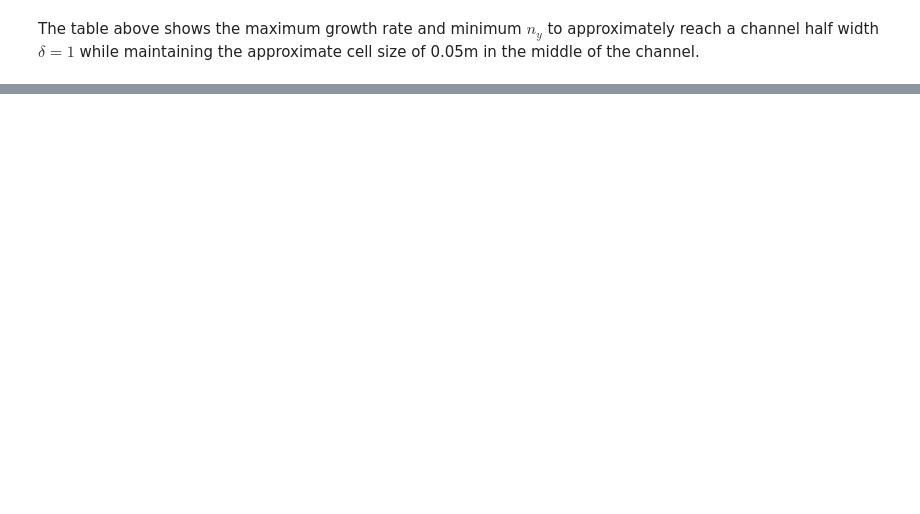
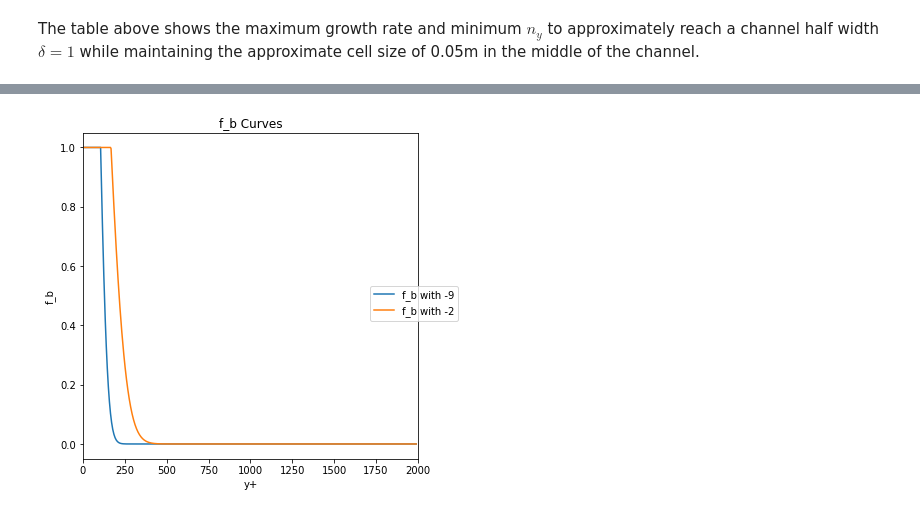
Before and after one commit to Exawind/iddes, a Jupyter notebook: channel_flow/grid/channel_grid_size.ipynb, the cells around one changed output, grey strips where cells are left out. Drawn from its saved outputs; the diff is of its cells as text; code cells hidden in the pictures; blank space fills up the shorter version.

```diff
--- a/channel_flow/grid/channel_grid_size.ipynb
+++ b/channel_flow/grid/channel_grid_size.ipynb
@@ -191,0 +261,19 @@ The table above shows the maximum growth rate and minimum $n_y$ to approximately
+# %%
+fborig = fb
+fbnew = np.minimum(2*np.exp(-2*np.square(alp)),np.ones(len(chanReys[key]['y'])))
+
+fig, (ax1) = plt.subplots(1,1,figsize=(6,6))
+
+ax1.plot(chanReys[key]['y']/renu,fborig,label="f_b with -9")
+ax1.plot(chanReys[key]['y']/renu,fbnew,label="f_b with -2")
+ax1.set_title("f_b Curves")
+ax1.set_xlim([0,2000])
+ax1.set_ylabel("f_b")
+ax1.set_xlabel("y+")
+
+handles, labels = ax1.get_legend_handles_labels()
+fig.legend(handles, labels, loc='center right')
+
+plt.show()
+# %% [output]
+[figure, added]
```
Also changed, not shown: parts of 6 cells of this notebook, 1 other file.
